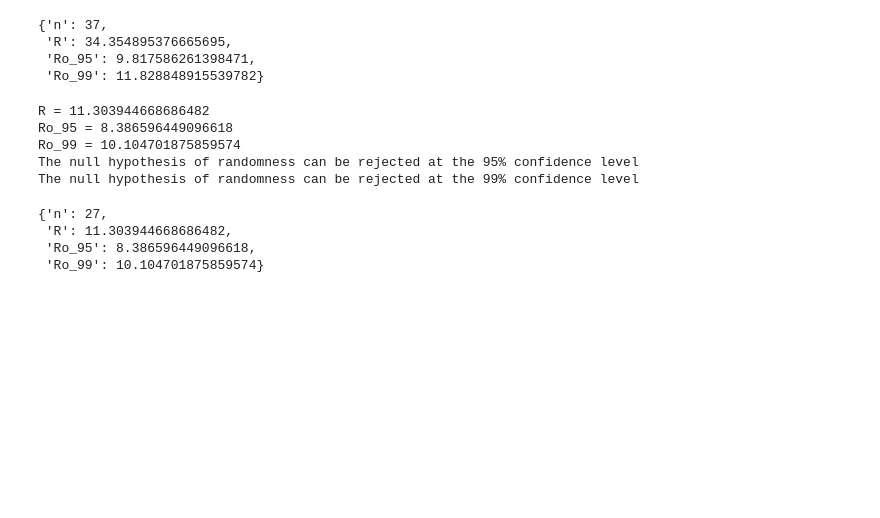
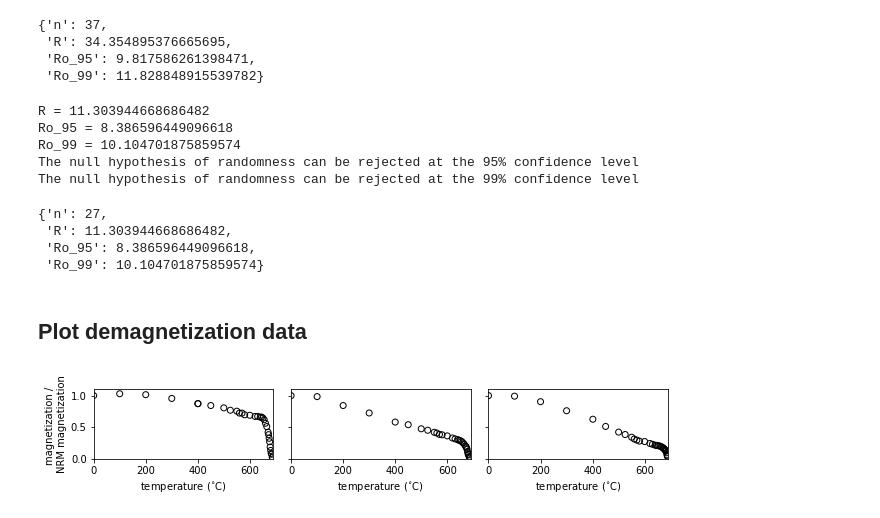
Before and after one commit to Swanson-Hysell-Group/2018_Red_Bed_Intraclasts, a Jupyter notebook: Code/intraclast_notebook.ipynb, the cells around one changed output. Saved outputs shown, nothing was run; the diff lists cells and outputs as text; code cells hidden in the pictures; blank space fills up the shorter version.

Commit message:
add M/Mo plots to notebook, figure and reference in manuscript

```diff
--- a/Code/intraclast_notebook.ipynb
+++ b/Code/intraclast_notebook.ipynb
@@ -131,3 +131,46 @@ The null hypothesis of randomness can be rejected at the 99% confidence level
  'R': 11.303944668686482,
  'Ro_95': 8.386596449096618,
  'Ro_99': 10.104701875859574}
+# %% [markdown]
+## Plot demagnetization data
+# %%
+BRIC_measurements_all = pd.read_csv('../Data/BRIC/measurements.txt', sep='\t', skiprows=1)
+BRIC_measurements = BRIC_measurements_all.loc[BRIC_measurements_all.quality == 'g']
+# %%
+BRIC_measurements_BRIC31 = BRIC_measurements[BRIC_measurements.specimen == 'BRIC.31a']
+BRIC_measurements_BRIC31.reset_index(inplace=True)
+BRIC_measurements_BRIC33 = BRIC_measurements[BRIC_measurements.specimen == 'BRIC.33a']
+BRIC_measurements_BRIC33.reset_index(inplace=True)
+BRIC_measurements_BRIC41 = BRIC_measurements[BRIC_measurements.specimen == 'BRIC.41a']
+BRIC_measurements_BRIC41.reset_index(inplace=True)
+# %%
+plt.figure(figsize=(9,1.8))
+plt.subplot(1,3,1)
+plt.scatter(BRIC_measurements_BRIC31.treat_temp-273,
+            BRIC_measurements_BRIC31.magn_moment/BRIC_measurements_BRIC31.magn_moment[0],
+            facecolors='none', edgecolors='k')
+plt.xlim(0,690)
+plt.ylim(0,1.1)
+plt.ylabel('magnetization / \nNRM magnetization')
+plt.xlabel('temperature ($^{\circ}$C)')
+plt.subplot(1,3,2)
+plt.scatter(BRIC_measurements_BRIC33.treat_temp-273,
+            BRIC_measurements_BRIC33.magn_moment/BRIC_measurements_BRIC33.magn_moment[0],
+            facecolors='none', edgecolors='k')
+plt.xlim(0,690)
+plt.ylim(0,1.1)
+plt.xlabel('temperature ($^{\circ}$C)')
+plt.gca().set_yticklabels([])
+plt.subplot(1,3,3)
+plt.scatter(BRIC_measurements_BRIC41.treat_temp-273,
+            BRIC_measurements_BRIC41.magn_moment/BRIC_measurements_BRIC41.magn_moment[0],
+            facecolors='none', edgecolors='k')
+plt.xlim(0,690)
+plt.ylim(0,1.1)
+plt.xlabel('temperature ($^{\circ}$C)')
+plt.gca().set_yticklabels([])
+plt.tight_layout()
+plt.savefig('./code_output/demag.svg')
+plt.show()
+# %% [output]
+[figure, added]
```
Also changed, not shown: 5 other files.
